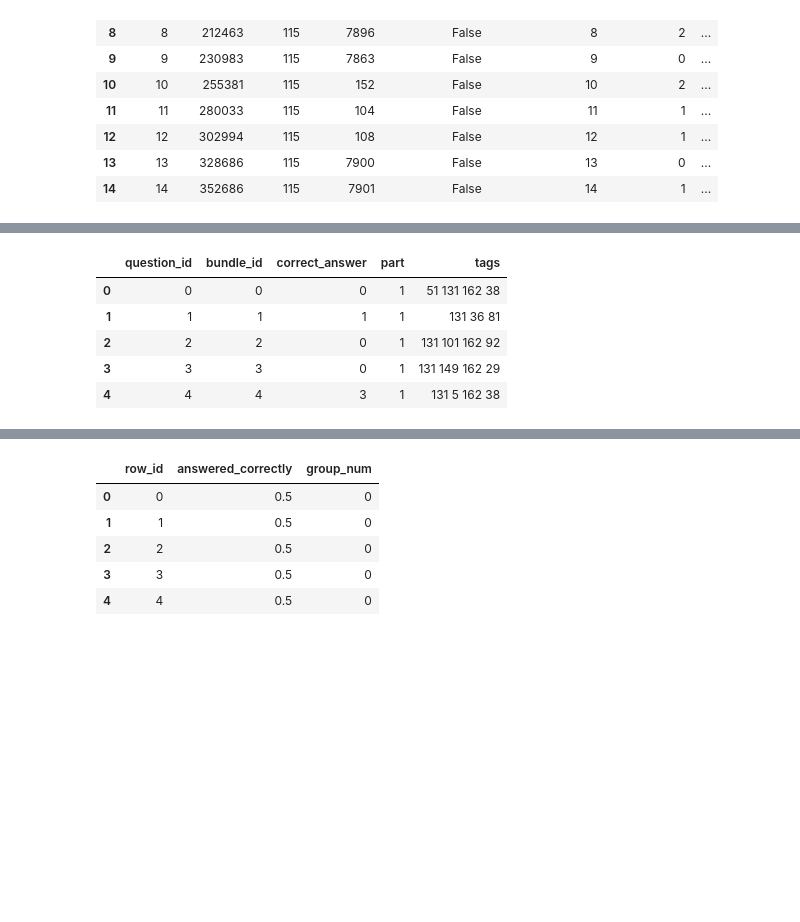
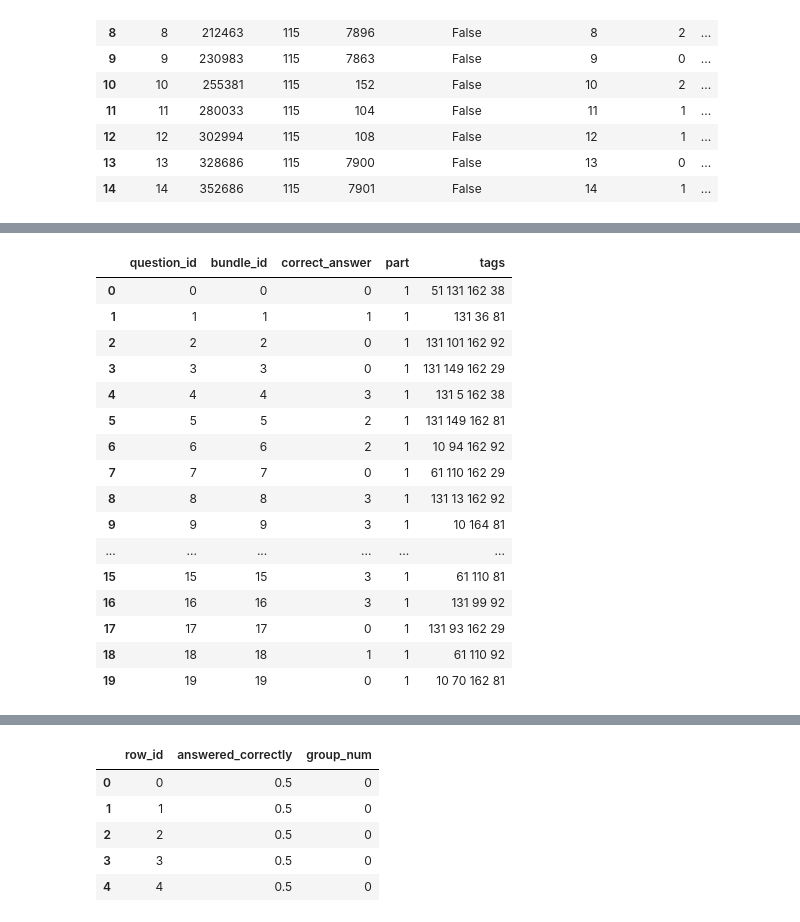
Before and after one commit to Stromdahl/Big_data_final_task, a Jupyter notebook: pandas_parquet.ipynb, the cells around one changed output, grey strips where cells are left out. Drawn from its saved outputs; the diff is of its cells as text; code cells hidden in the pictures; blank space fills up the shorter version.

```diff
--- a/pandas_parquet.ipynb
+++ b/pandas_parquet.ipynb
@@ -63,10 +149,21 @@ lectures.head()
 # %%
 questions = pd.read_csv('./raw_data/questions.csv')
-questions.head()
+questions.head(20)
 # %% [output]
 |  | question_id | bundle_id | correct_answer | part | tags |
 | 0 | 0 | 0 | 0 | 1 | 51 131 162 38 |
 | 1 | 1 | 1 | 1 | 1 | 131 36 81 |
 | 2 | 2 | 2 | 0 | 1 | 131 101 162 92 |
 | 3 | 3 | 3 | 0 | 1 | 131 149 162 29 |
 | 4 | 4 | 4 | 3 | 1 | 131 5 162 38 |
+| 5 | 5 | 5 | 2 | 1 | 131 149 162 81 |
+| 6 | 6 | 6 | 2 | 1 | 10 94 162 92 |
+| 7 | 7 | 7 | 0 | 1 | 61 110 162 29 |
+| 8 | 8 | 8 | 3 | 1 | 131 13 162 92 |
+| 9 | 9 | 9 | 3 | 1 | 10 164 81 |
+| ... | ... | ... | ... | ... | ... |
+| 15 | 15 | 15 | 3 | 1 | 61 110 81 |
+| 16 | 16 | 16 | 3 | 1 | 131 99 92 |
+| 17 | 17 | 17 | 0 | 1 | 131 93 162 29 |
+| 18 | 18 | 18 | 1 | 1 | 61 110 92 |
+| 19 | 19 | 19 | 0 | 1 | 10 70 162 81 |
```
Also changed, not shown: parts of 8 cells of this notebook.
